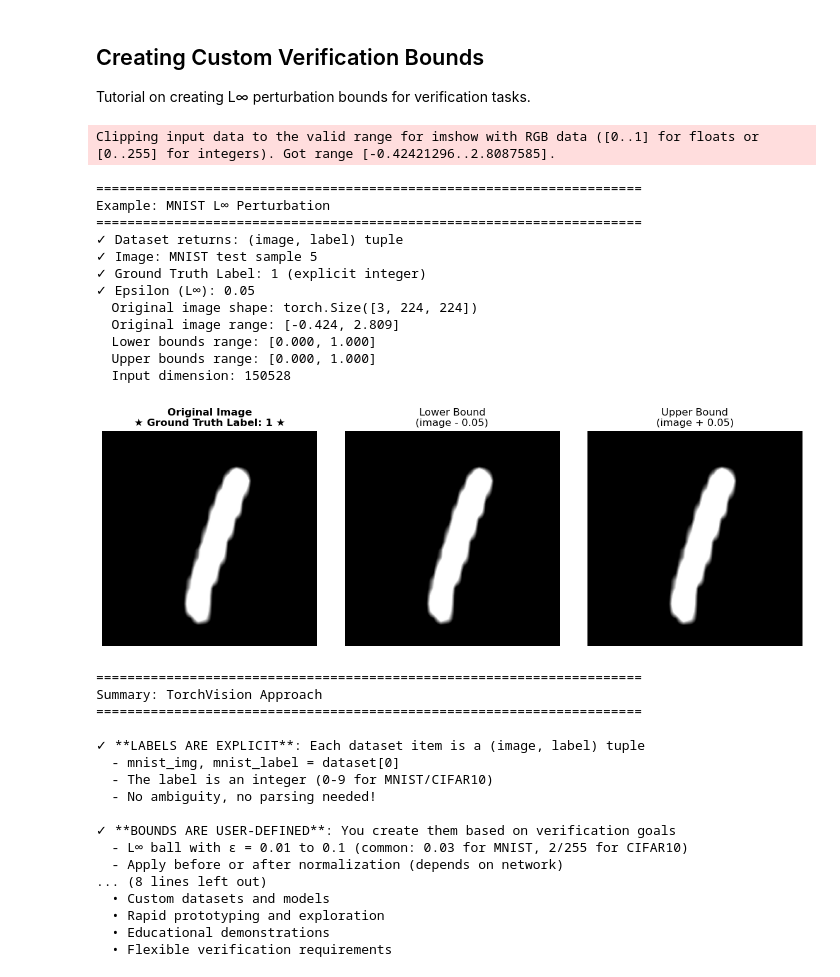
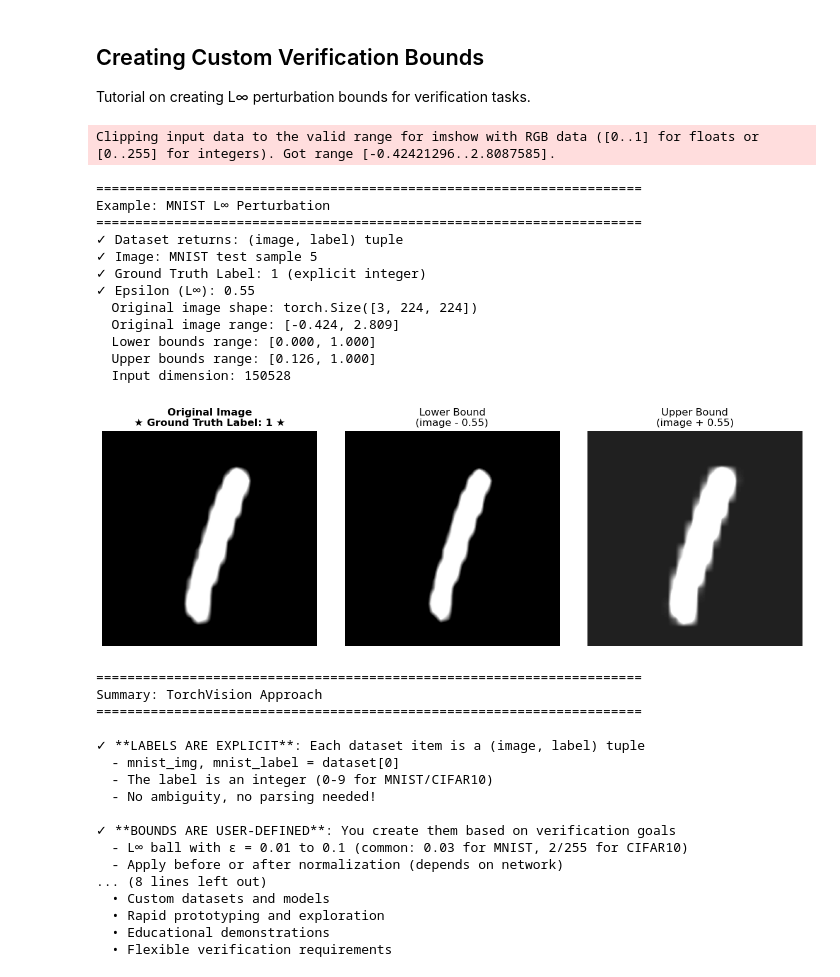
Before and after one commit to guanqin-123/ACT, a Jupyter notebook: ipynb/torchvision_visualization.ipynb, the cells around one changed output. Saved outputs shown, nothing was run; the diff lists cells and outputs as text; code cells hidden in the pictures.

```diff
--- a/ipynb/torchvision_visualization.ipynb
+++ b/ipynb/torchvision_visualization.ipynb
@@ -204,7 +289,7 @@ print("Example: MNIST L∞ Perturbation")
 print("="*70)
 
 mnist_img, mnist_label = dataset[5]
-epsilon_mnist = 0.05
+epsilon_mnist = 0.55
 
 lower_mnist, upper_mnist = create_linf_bounds(mnist_img, epsilon_mnist)
 
@@ -276,36 +361,36 @@ print("""
   - No ambiguity, no parsing needed!
 
 ✓ **BOUNDS ARE USER-DEFINED**: You create them based on verification goals
   - L∞ ball with ε = 0.01 to 0.1 (common: 0.03 for MNIST, 2/255 for CIFAR10)
   - Apply before or after normalization (depends on network)
   - Always clip to valid pixel range [0, 1]
 
 ✓ **VERIFICATION PROPERTY**: Combine bounds + label for verification
   - Input spec: All images in epsilon-ball around original image
   - Output property: Model should predict the ground truth label
   - Example: "For all images within ε=0.03, model predicts digit 5"
 
 This approach is ideal for:
   • Custom datasets and models
   • Rapid prototyping and exploration
   • Educational demonstrations
   • Flexible verification requirements
 """)
 # %% [output]
 Clipping input data to the valid range for imshow with RGB data ([0..1] for floats or [0..255] for integers). Got range [-0.42421296..2.8087585].
 ======================================================================
 Example: MNIST L∞ Perturbation
 ======================================================================
 ✓ Dataset returns: (image, label) tuple
 ✓ Image: MNIST test sample 5
 ✓ Ground Truth Label: 1 (explicit integer)
-✓ Epsilon (L∞): 0.05
+✓ Epsilon (L∞): 0.55
   Original image shape: torch.Size([3, 224, 224])
   Original image range: [-0.424, 2.809]
   Lower bounds range: [0.000, 1.000]
-  Upper bounds range: [0.000, 1.000]
+  Upper bounds range: [0.126, 1.000]
   Input dimension: 150528
-[figure, old version]
+[figure, new version]
 ======================================================================
 Summary: TorchVision Approach
 ======================================================================
```
Also changed, not shown: parts of 1 cell of this notebook, 8 other files.
